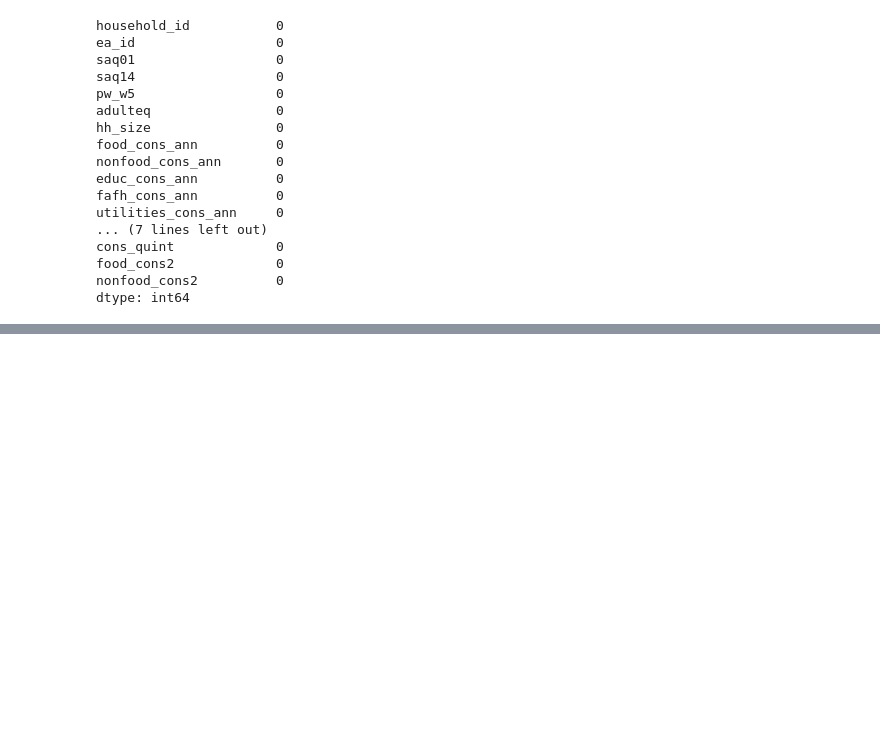
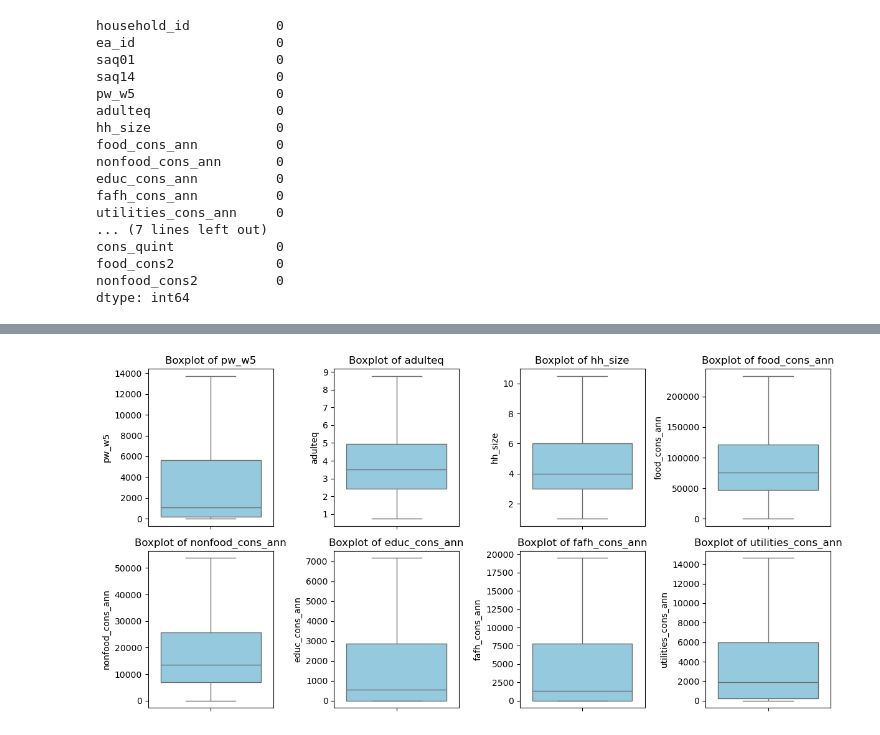
Before and after one commit to demirewu-manidefro/ESS-ML-Project, a Jupyter notebook: Untitled.ipynb, the cells around one changed output, grey strips where cells are left out. Saved outputs shown, nothing was run; the diff lists cells and outputs as text; code cells hidden in the pictures; blank space fills up the shorter version.

```diff
--- a/Untitled.ipynb
+++ b/Untitled.ipynb
@@ -154,8 +178,11 @@ Shape after Z-score outlier removal: (4474, 11)
 # %%
-plt.figure(figsize=(12, 8))
-for i, col in enumerate(num_cols):
-    plt.subplot(2, 4, i+1)
-    sns.histplot(df_no_outliers[col], bins=50, kde=True, color='skyblue')
-    plt.title(f'Histogram of {col} (cleaned)')
-plt.tight_layout()
-plt.show()
+# Capping numeric columns
+for col in num_cols:
+    Q1 = df_clean[col].quantile(0.25)
+    Q3 = df_clean[col].quantile(0.75)
+    IQR = Q3 - Q1
+    lower = Q1 - 1.5*IQR
+    upper = Q3 + 1.5*IQR
+
+    # Cap values to the lower and upper bounds
+    df_clean[col] = df_clean[col].clip(lower, upper)
@@ -208,0 +189,20 @@ print("Columns after encoding:", df_no_outliers.columns)
+# %%
+import numpy as np
+
+skewed_cols = ['food_cons_ann', 'nonfood_cons_ann', 'educ_cons_ann', 'fafh_cons_ann', 'utilities_cons_ann']
+
+for col in skewed_cols:
+    df_clean[col+'_log'] = np.log1p(df_clean[col])
+# %%
+import matplotlib.pyplot as plt
+import seaborn as sns
+
+plt.figure(figsize=(12, 6))
+for i, col in enumerate(num_cols):
+    plt.subplot(2, 4, i+1)
+    sns.boxplot(y=df_clean[col], color='skyblue')
+    plt.title(f'Boxplot of {col}')
+plt.tight_layout()
+plt.show()
+# %% [output]
+[figure, added]
```
Also changed, not shown: parts of 20 cells of this notebook.
